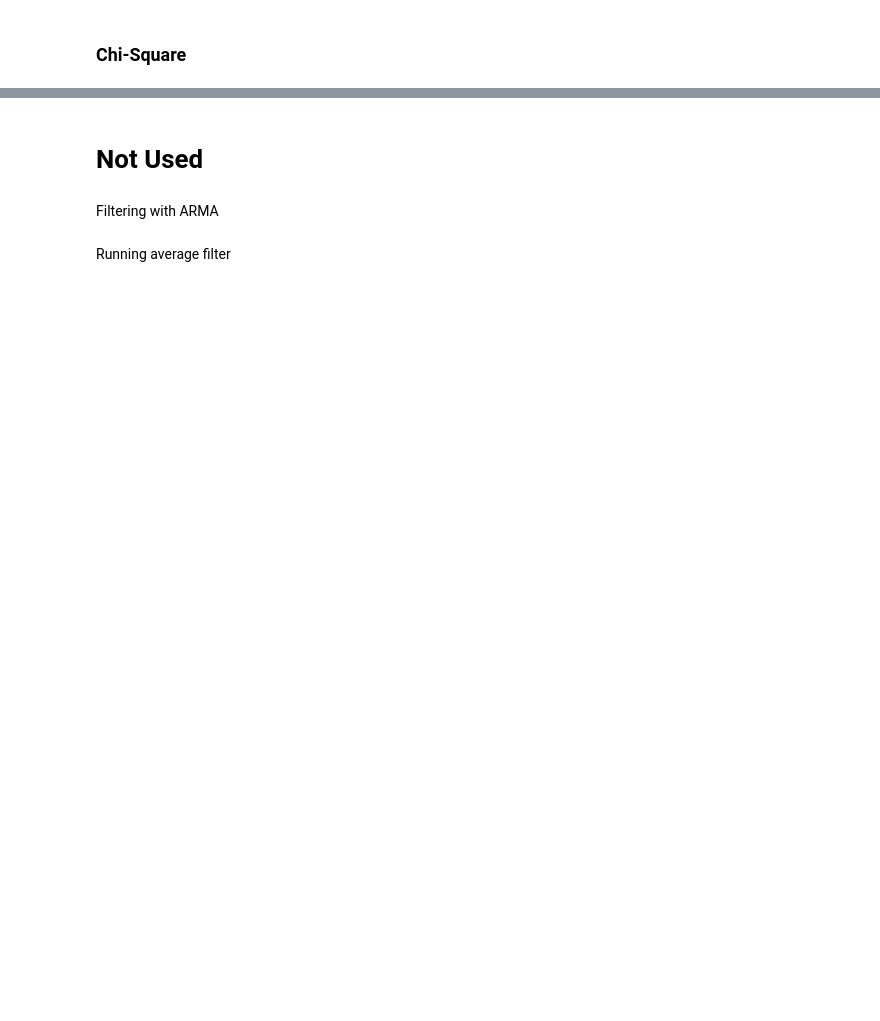
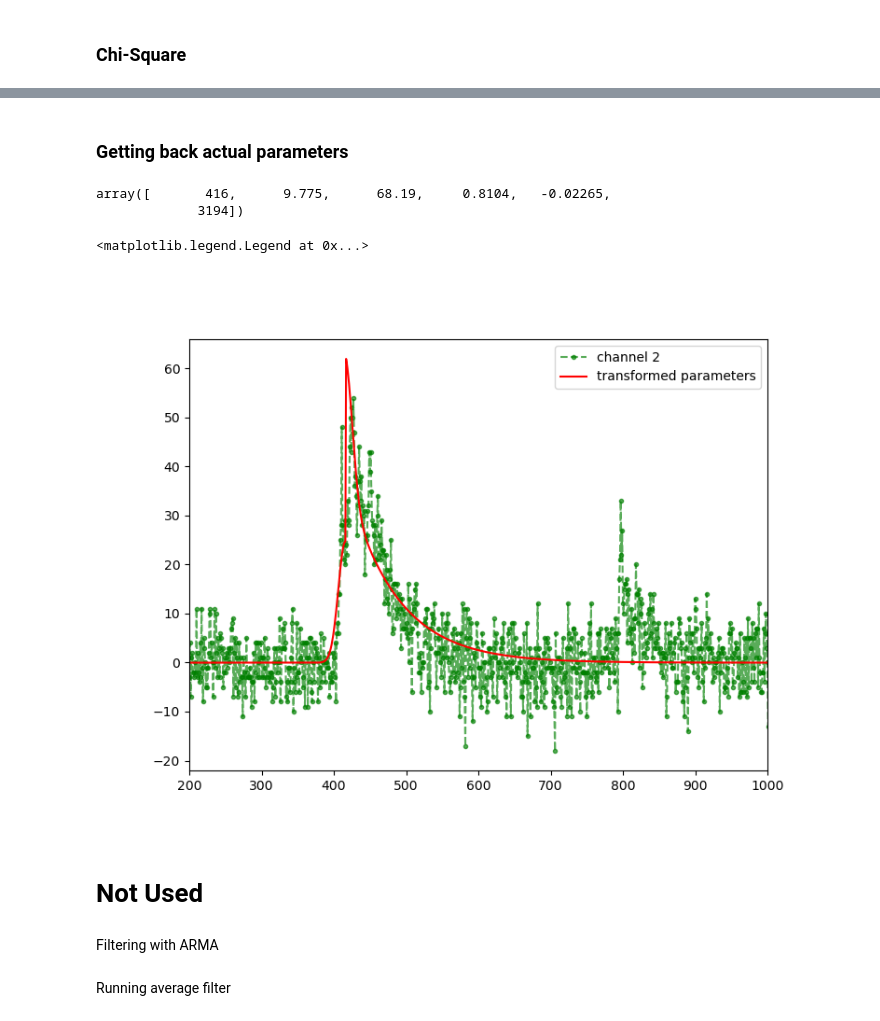
Before and after one commit to sarthchoudhary/ArGSet, a Jupyter notebook: notebooks/find_template_parameters.ipynb, the cells around one changed output, grey strips where cells are left out. Saved outputs shown, nothing was run; the diff lists cells and outputs as text; code cells hidden in the pictures; blank space fills up the shorter version.

```diff
--- a/notebooks/find_template_parameters.ipynb
+++ b/notebooks/find_template_parameters.ipynb
@@ -318,0 +276,19 @@ Reducded Chisquare:
+# %% [markdown]
+### Getting back actual parameters
+# %%
+# def reverse_transform_wfs(wfs:np.ndarray, shift_values:dict)->None:
+#     for _c in shift_values:
+#         wfs[_c] = wfs[_c] + shift_values[_c]
+
+
+def transform_param(fittedparameters:np.ndarray, shift_values:dict, n_channel:int)->np.ndarray:
+    fittedparameters[4] = fittedparameters[4] + shift_values[str(n_channel)]
+
+    return fittedparameters
+# %%
+fittedparameters_transformed  = transform_param(fittedparameters, shift_values, n_channel)
+# %%
+fittedparameters_transformed
+# %% [output]
+array([       416,      9.775,      68.19,     0.8104,   -0.02265,
+             3194])
@@ -319,3 +297,25 @@ Reducded Chisquare:
+# %%
+plt.title('best fit overlayed on untransformed data')
+plt.close(4)
+plt.figure(4, figsize=(8,6))
+plt.plot(x_values, og_wfs[2], '.--', color='green', alpha=0.65, label=f'channel {n_channel}')
+# plt.plot(x_values[fit_begin:fit_end+1], simplesum(x_values[fit_begin:fit_end+1], t0=416, sigma=2.5, tau=84, scale=0.97), \
+#          '+', color='purple', label='neat');
+plt.plot(x_values[fit_begin:fit_end+1], \
+                    simplesum(x_values[fit_begin:fit_end+1], *fittedparameters_transformed), \
+                                                    # simplesum(x_values[fit_begin:fit_end+1],
+                                                #   t0=416, sigma=1.85, tau=100, scale=0.98,
+                                                #   baseline_pre=0.0013,
+                                                #   baseline_post = 0.000005,
+                                                #   K=12560), \
+         '-', color='red',alpha=1.0, label='transformed parameters');
+
+plt.xlim(200, 1000)
+plt.legend()
+# plt.show()
+# %% [output]
+<matplotlib.legend.Legend at 0x...>
+[figure, added]
 # %% [markdown]
 # Not Used
 # %%
```
Also changed, not shown: parts of 37 cells of this notebook.
